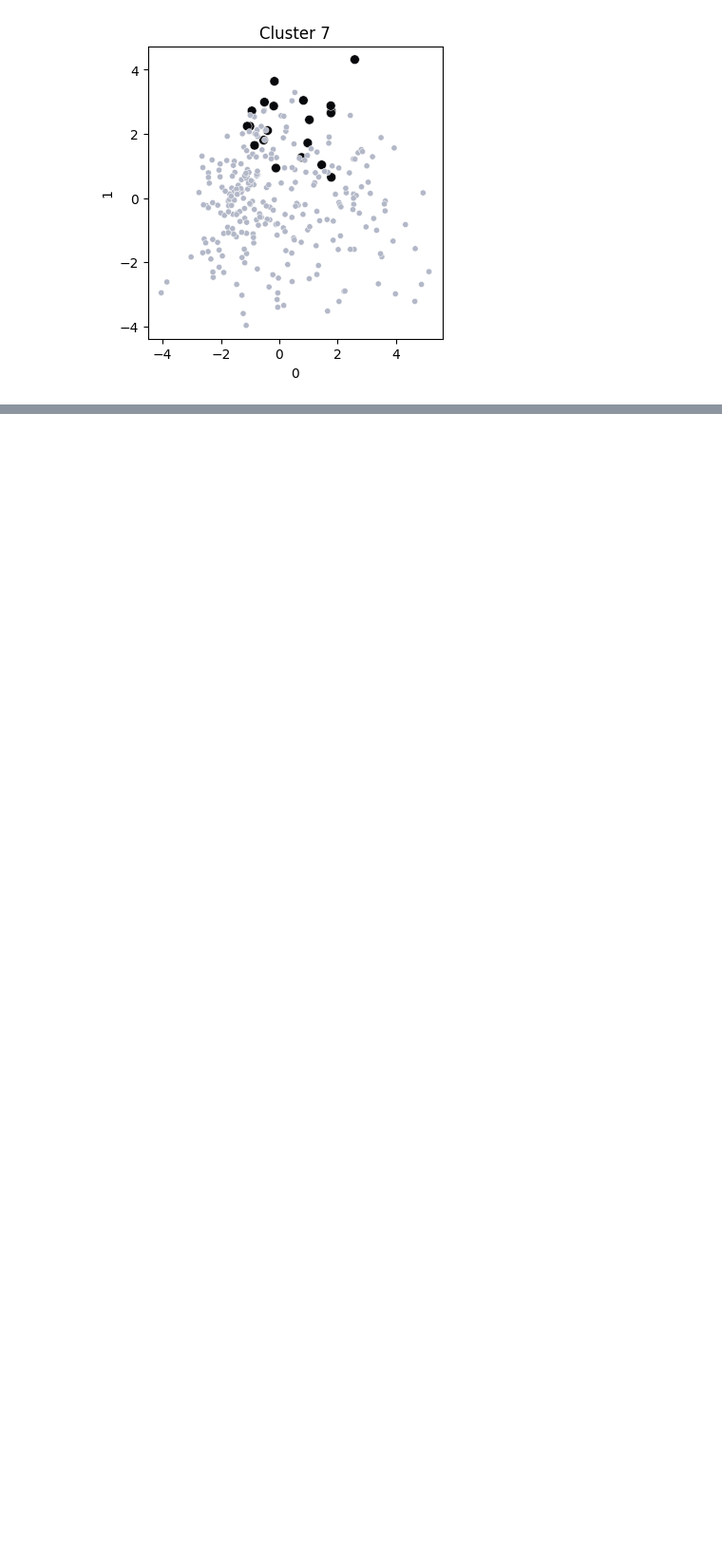
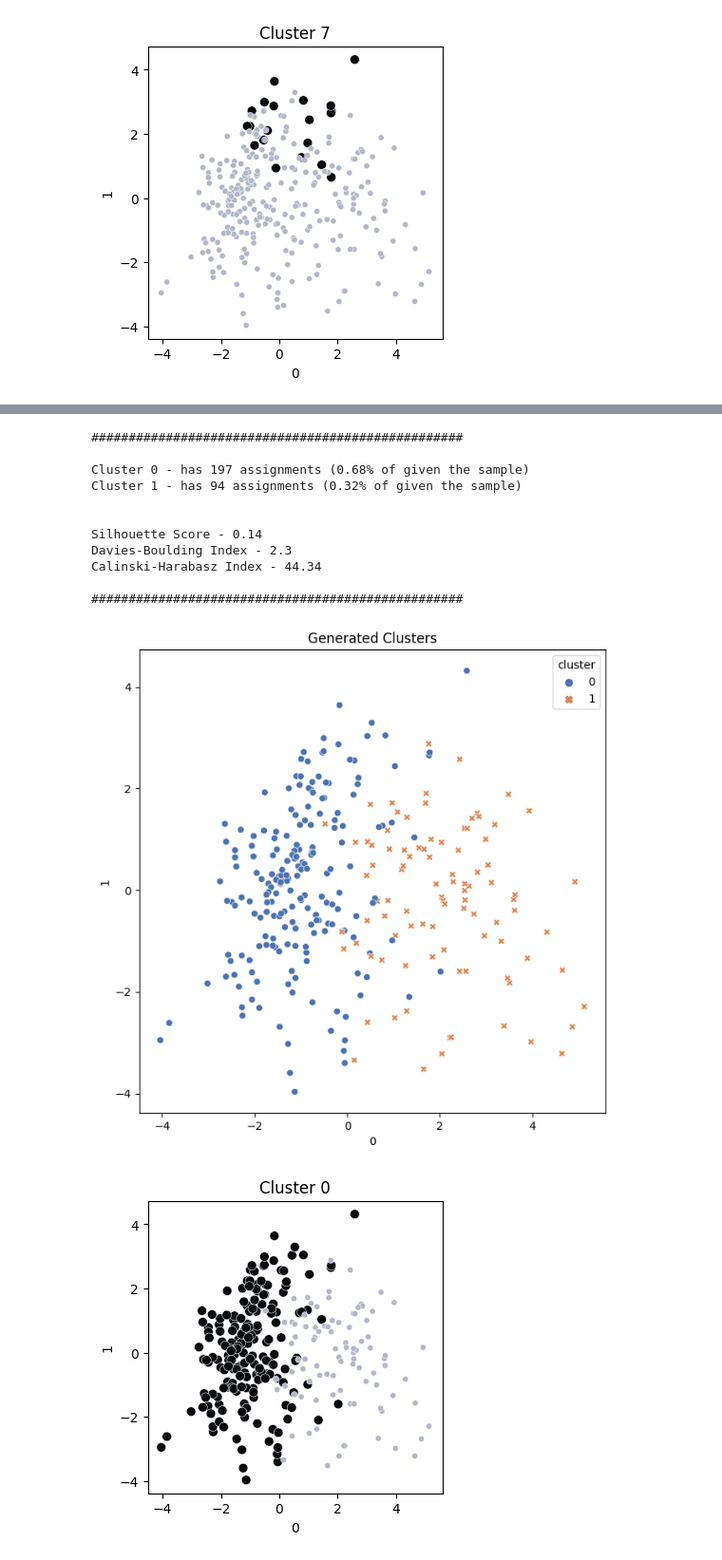
Before and after one commit to bautidea/kaggle_competitions, a Jupyter notebook: spotify_clustering/notebook_resolucion.ipynb, the cells around one changed output, grey strips where cells are left out. Shown at 95% size. Drawn from its saved outputs; the diff is of its cells as text; code cells hidden in the pictures; blank space fills up the shorter version.

```diff
--- a/spotify_clustering/notebook_resolucion.ipynb
+++ b/spotify_clustering/notebook_resolucion.ipynb
@@ -662,0 +728,22 @@ distances, indices = neighbors_fit.kneighbors(X_sc)
+# %%
+agg_clust = AgglomerativeClustering(n_clusters=2,linkage='ward')
+
+# Fitting model to data.
+agg_clust.fit(X_sc)
+label = agg_clust.labels_
+# %%
+cluster_insights(X_sc, label, return_pca_df=False, print_info=True, return_cluster_plot=True)
+# %% [output]
+##################################################
+
+Cluster 0 - has 197 assignments (0.68% of given the sample)
+Cluster 1 - has 94 assignments (0.32% of given the sample)
+
+
+Silhouette Score - 0.14
+Davies-Boulding Index - 2.3
+Calinski-Harabasz Index - 44.34
+
+##################################################
+[figure, added]
+[figure, added]
```
Also changed, not shown: parts of 26 cells of this notebook.
